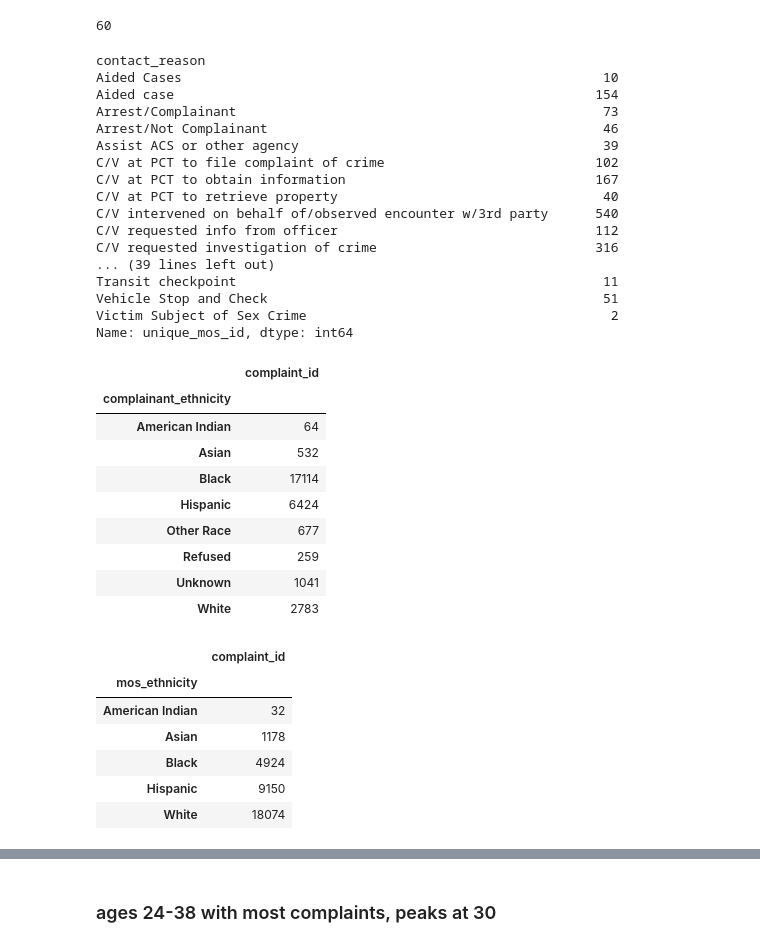
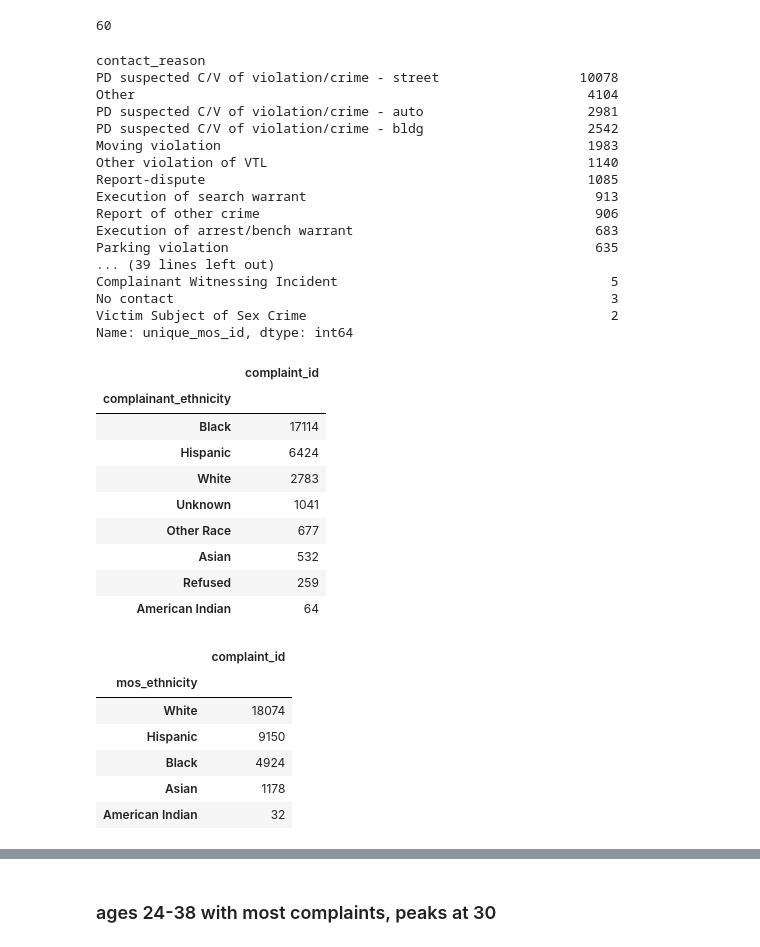
Before and after one commit to luismjimenez/CCRB-repo, a Jupyter notebook: CCRB-dataset.ipynb, the cells around one changed output, grey strips where cells are left out. Saved outputs shown, nothing was run; the diff lists cells and outputs as text; code cells hidden in the pictures.

```diff
--- a/CCRB-dataset.ipynb
+++ b/CCRB-dataset.ipynb
@@ -2,6 +2,7 @@
 import pandas as pd
 import numpy as np
 import matplotlib.pyplot as plt
+pd.options.display.max_rows = 999
 # %%
 df = pd.read_csv('allegations_20200726939.csv')
 # %%
@@ -192,48 +205,48 @@ df['mos_age_incident'].agg(np.max).round()
 # %% [output]
 60
 # %%
-df.groupby(['contact_reason']).count()['unique_mos_id']
+df.groupby(['contact_reason']).count()['unique_mos_id'].sort_values(ascending=False)
 # %% [output]
 contact_reason
-Aided Cases                                                      10
-Aided case                                                      154
-Arrest/Complainant                                               73
-Arrest/Not Complainant                                           46
-Assist ACS or other agency                                       39
-C/V at PCT to file complaint of crime                           102
-C/V at PCT to obtain information                                167
-C/V at PCT to retrieve property                                  40
-C/V intervened on behalf of/observed encounter w/3rd party      540
-C/V requested info from officer                                 112
-C/V requested investigation of crime                            316
+PD suspected C/V of violation/crime - street                  10078
+Other                                                          4104
+PD suspected C/V of violation/crime - auto                     2981
+PD suspected C/V of violation/crime - bldg                     2542
+Moving violation                                               1983
+Other violation of VTL                                         1140
+Report-dispute                                                 1085
+Execution of search warrant                                     913
+Report of other crime                                           906
+Execution of arrest/bench warrant                               683
+Parking violation                                               635
 ... (39 lines left out)
-Transit checkpoint                                               11
-Vehicle Stop and Check                                           51
+Complainant Witnessing Incident                                   5
+No contact                                                        3
 Victim Subject of Sex Crime                                       2
 Name: unique_mos_id, dtype: int64
 # %%
-df.groupby(['complainant_ethnicity']).count()[['complaint_id']]
+df.groupby(['complainant_ethnicity']).count()[['complaint_id']].sort_values(by='complaint_id', ascending=False)
 # %% [output]
 |  | complaint_id |
 | complainant_ethnicity |  |
-| American Indian | 64 |
-| Asian | 532 |
 | Black | 17114 |
 | Hispanic | 6424 |
+| White | 2783 |
+| Unknown | 1041 |
 | Other Race | 677 |
+| Asian | 532 |
 | Refused | 259 |
-| Unknown | 1041 |
-| White | 2783 |
+| American Indian | 64 |
 # %%
-df.groupby(['mos_ethnicity']).count()[['complaint_id']]
+df.groupby(['mos_ethnicity']).count()[['complaint_id']].sort_values(by='complaint_id', ascending=False)
 # %% [output]
 |  | complaint_id |
 | mos_ethnicity |  |
+| White | 18074 |
+| Hispanic | 9150 |
+| Black | 4924 |
+| Asian | 1178 |
 | American Indian | 32 |
-| Asian | 1178 |
-| Black | 4924 |
-| Hispanic | 9150 |
-| White | 18074 |
 # %%
 df.groupby(['complainant_ethnicity', 'complainant_gender']).agg(np.mean)['complainant_age_incident'].round()
 # %% [output]
```
Also changed, not shown: parts of 10 cells of this notebook.
